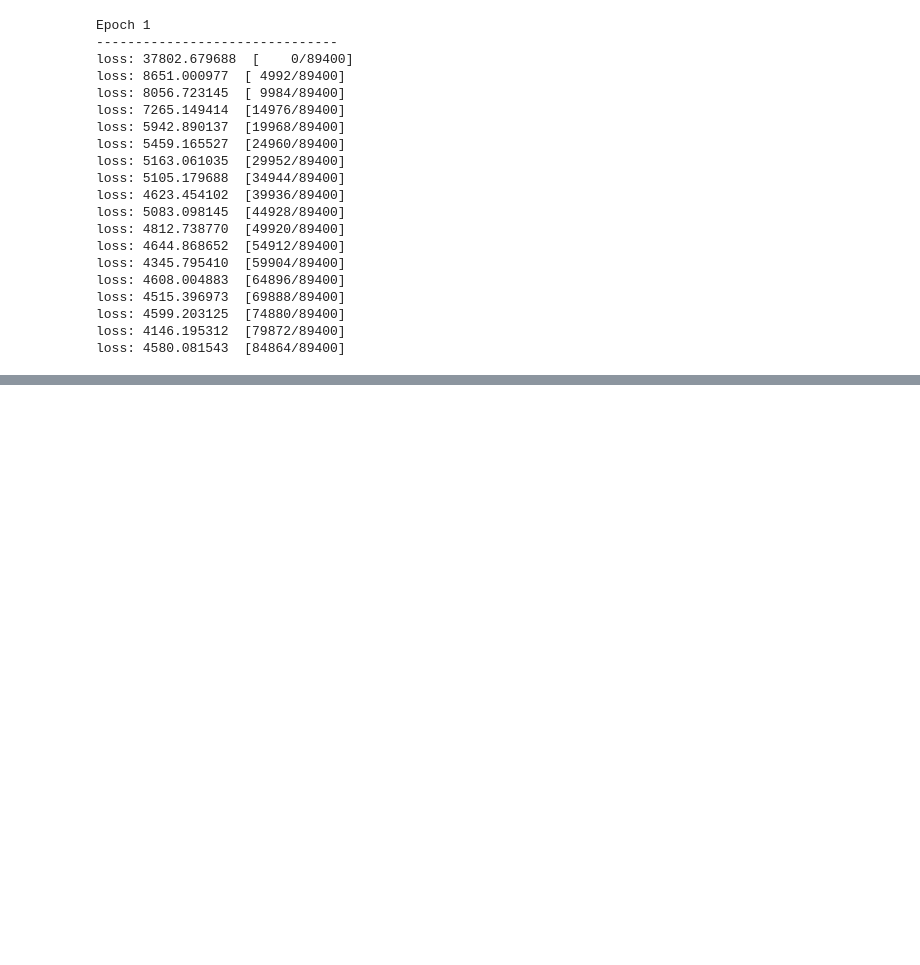
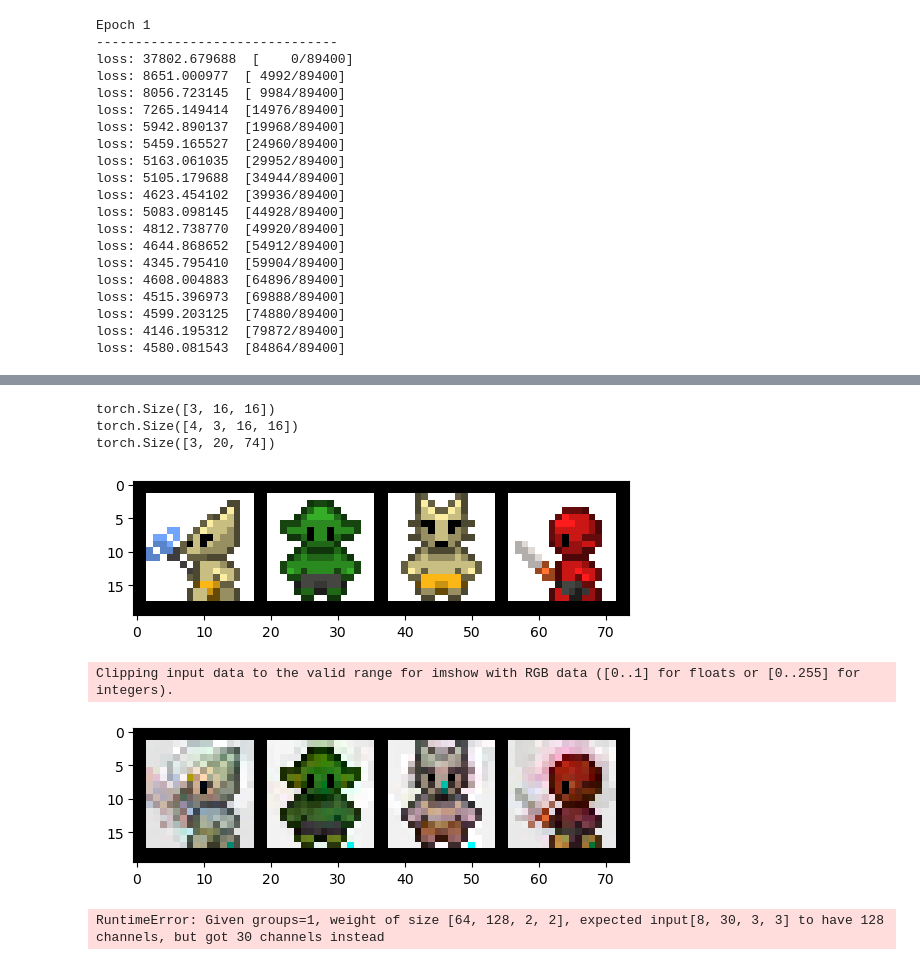
Before and after one commit to JorgeVanco/image-generator, a Jupyter notebook: src/play.ipynb, the cells around one changed output, grey strips where cells are left out. Drawn from its saved outputs; the diff is of its cells as text; code cells hidden in the pictures; blank space fills up the shorter version.

```diff
--- a/src/play.ipynb
+++ b/src/play.ipynb
@@ -170,0 +349,10 @@ Clipping input data to the valid range for imshow with RGB data ([0..1] for floa
+# %%
+show(auto)
+# %% [output]
+torch.Size([3, 16, 16])
+torch.Size([4, 3, 16, 16])
+torch.Size([3, 20, 74])
+[figure, added]
+Clipping input data to the valid range for imshow with RGB data ([0..1] for floats or [0..255] for integers).
+[figure, added]
+RuntimeError: Given groups=1, weight of size [64, 128, 2, 2], expected input[8, 30, 3, 3] to have 128 channels, but got 30 channels instead
```
Also changed, not shown: parts of 18 cells of this notebook, 4 other files.
